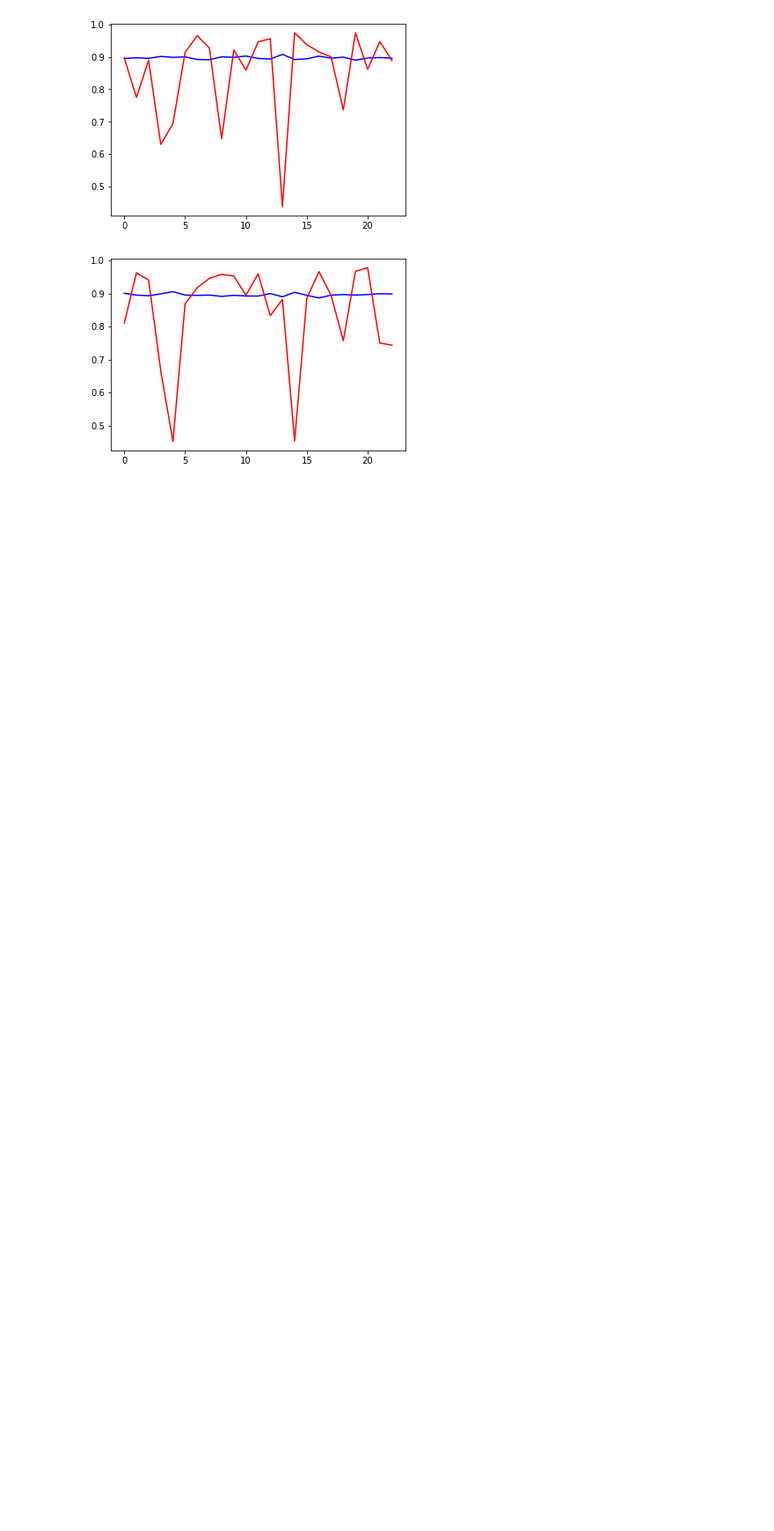
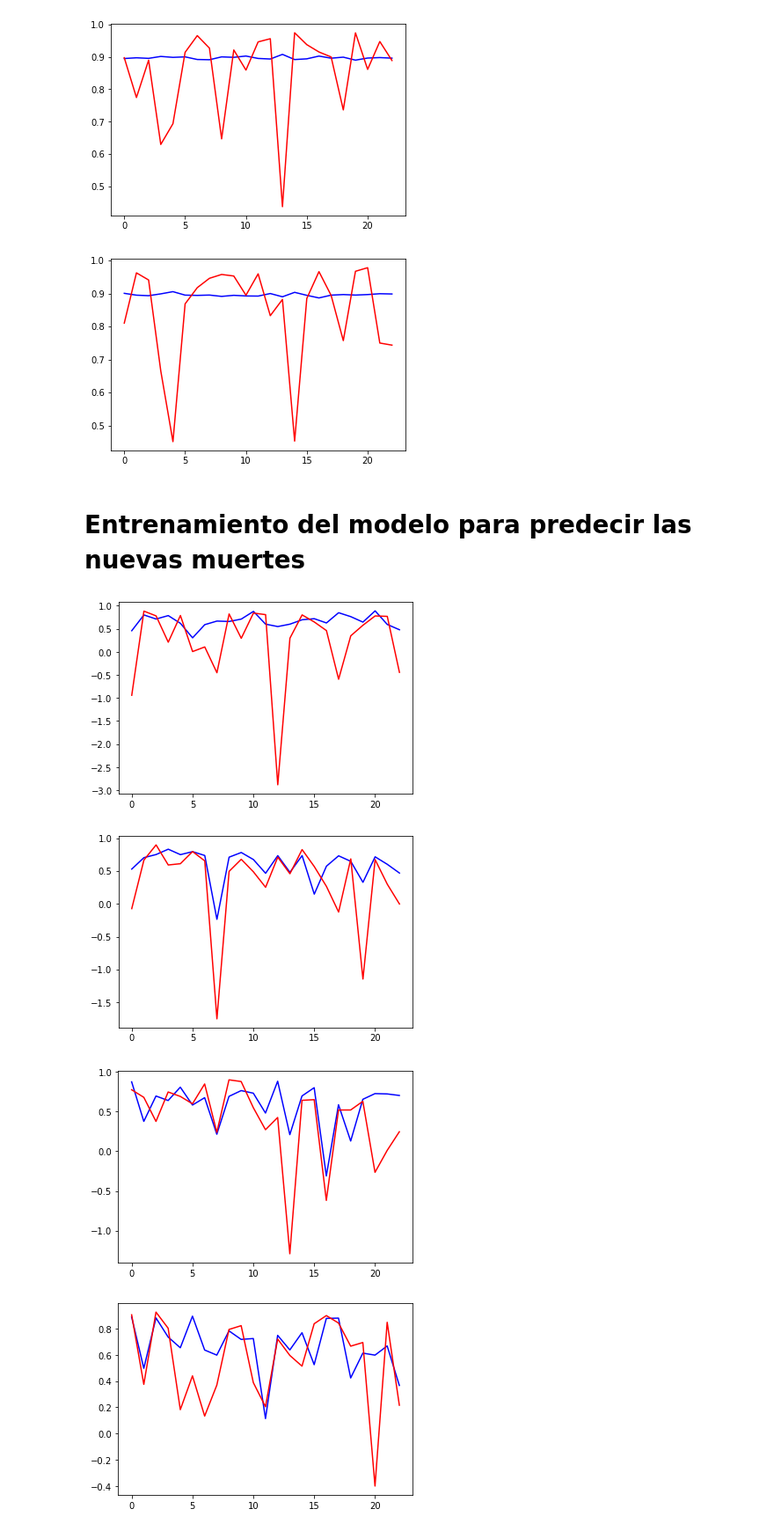
Before and after one commit to MikeBarkerSpain/TareasTheBridge, a Jupyter notebook: week10_ML_competition_pca_kmeans/day1_gridsearch_pipelines/exercises/5.covid-forecast_M.Barquero.ipynb, the cells around one changed output. Shown at 88% size. Saved outputs shown, nothing was run; the diff lists cells and outputs as text; code cells hidden in the pictures; blank space fills up the shorter version.

```diff
--- a/week10_ML_competition_pca_kmeans/day1_gridsearch_pipelines/exercises/5.covid-forecast_M.Barquero.ipynb
+++ b/week10_ML_competition_pca_kmeans/day1_gridsearch_pipelines/exercises/5.covid-forecast_M.Barquero.ipynb
@@ -373,3 +374,57 @@ for i, (train, val) in enumerate(rkf.split(X_train)):
 [figure]
 [figure]
 [figure]
+# %% [markdown]
+# Entrenamiento del modelo para predecir las nuevas muertes
+# %%
+
+import numpy as np
+from sklearn.linear_model import LinearRegression
+from sklearn.model_selection import train_test_split
+from sklearn.preprocessing import PolynomialFeatures
+from sklearn.model_selection import RepeatedKFold
+
+# variables de control
+rd_st = 42 #random_state = 42
+dg = 7 # degree es igual a 7
+nsp = 23 # n_splits = 23
+nrp = 7 # n_repeats = 7
+
+
+X = np.array(dfTurk.drop(columns=['new_deaths']))
+y = np.array(dfTurk['new_deaths'])
+
+X_train, X_test, y_train, y_test = train_test_split(X, y, test_size=0.2, random_state=rd_st)
+
+rkf = RepeatedKFold(n_splits=nsp, n_repeats=nrp, random_state=rd_st) # n_repeats es el número de épocas
+val_score = []
+train_score = []
+dict_result = {}
+epoc= 0
+
+polinominal_model = PolynomialFeatures(dg)
+X_train = polinominal_model.fit_transform(X_train,y_train)
+model = LinearRegression()
+
+for i, (train, val) in enumerate(rkf.split(X_train)):
+    # se entrena el modelo para este tandem de train/validation
+    model.fit(X_train[train], y_train[train]) # se cogen los índices que se generan en kfold_split del for
+
+    score_val = model.score(X_train[val], y_train[val])
+    val_score.append(score_val)
+    score_train = model.score(X_train[train], y_train[train])
+    train_score.append(score_train)
+
+    if i%nsp == nsp -1:
+        epoc += 1
+        dict_result[epoc] = [train_score, val_score]
+        plt.plot(train_score, color="b")
+        plt.plot(val_score, color="r")
+        plt.show()
+        val_score = []
+        train_score = []
+# %% [output]
+[figure, added]
+[figure, added]
+[figure, added]
+[figure, added]
```
Also changed, not shown: parts of 13 cells of this notebook, 8 other files.
